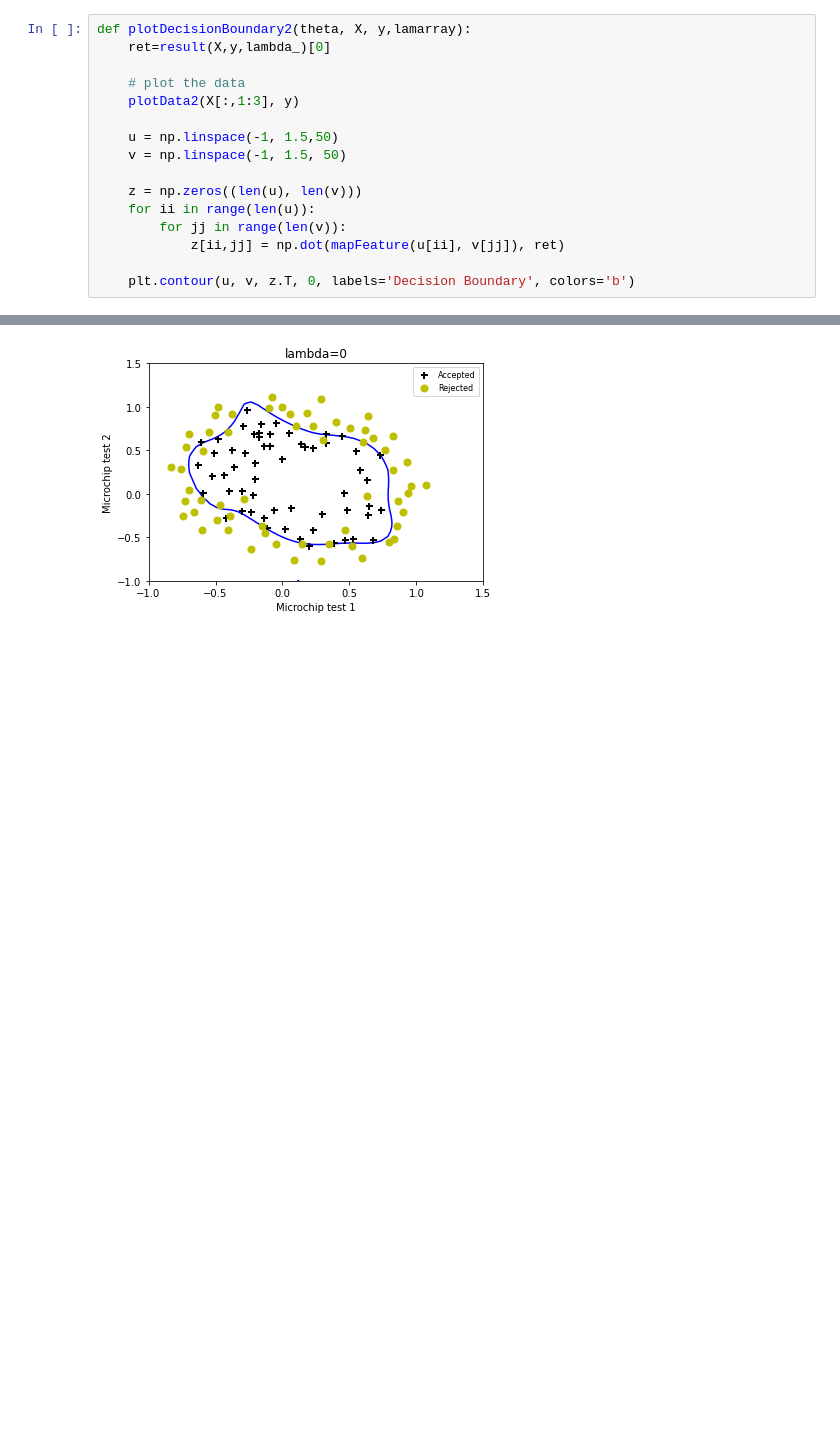
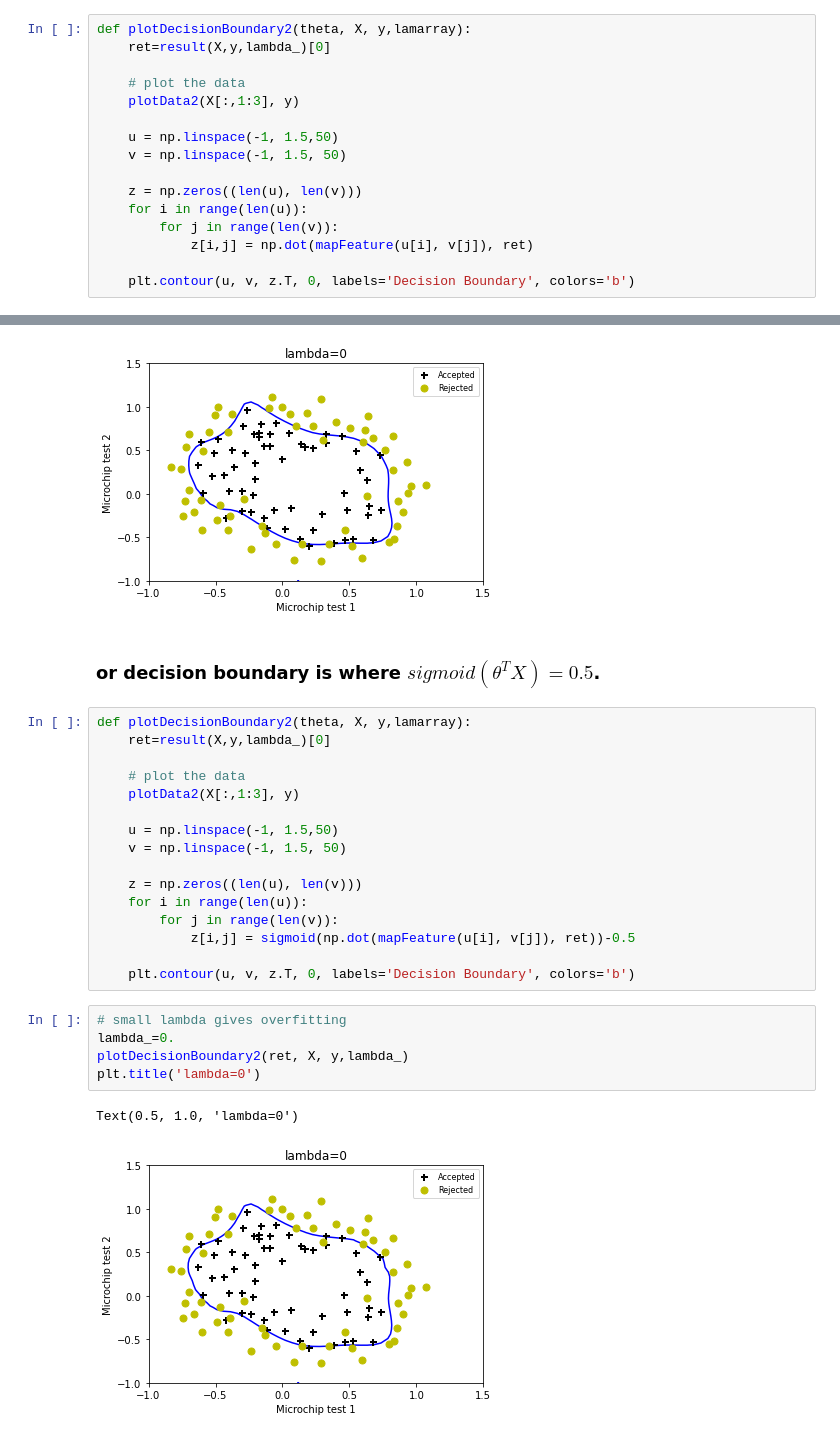
Before and after one commit to Faezeh-Pousaneh/Machine-learning-Projects, a Jupyter notebook: Regularized-LogisticRegression/Solution2-2.ipynb, the cells around one changed output, grey strips where cells are left out. Saved outputs shown, nothing was run; the diff lists cells and outputs as text; blank space fills up the shorter version.

```diff
--- a/Regularized-LogisticRegression/Solution2-2.ipynb
+++ b/Regularized-LogisticRegression/Solution2-2.ipynb
@@ -268,9 +265,9 @@ def plotDecisionBoundary2(theta, X, y,lamarray):
     v = np.linspace(-1, 1.5, 50)
 
     z = np.zeros((len(u), len(v)))
-    for ii in range(len(u)):
-        for jj in range(len(v)):
-            z[ii,jj] = np.dot(mapFeature(u[ii], v[jj]), ret)
+    for i in range(len(u)):
+        for j in range(len(v)):
+            z[i,j] = np.dot(mapFeature(u[i], v[j]), ret)
 
     plt.contour(u, v, z.T, 0, labels='Decision Boundary', colors='b')
 # %%
@@ -302,3 +299,29 @@ plt.title('lambda=0')
 # %% [output]
 Text(0.5, 1.0, 'lambda=0')
 [figure]
+# %% [markdown]
+### or decision boundary is where  $sigmoid(\theta^TX)=0.5$.
+# %%
+def plotDecisionBoundary2(theta, X, y,lamarray):
+    ret=result(X,y,lambda_)[0]
+
+    # plot the data
+    plotData2(X[:,1:3], y)
+
+    u = np.linspace(-1, 1.5,50)
+    v = np.linspace(-1, 1.5, 50)
+
+    z = np.zeros((len(u), len(v)))
+    for i in range(len(u)):
+        for j in range(len(v)):
+            z[i,j] = sigmoid(np.dot(mapFeature(u[i], v[j]), ret))-0.5
+
+    plt.contour(u, v, z.T, 0, labels='Decision Boundary', colors='b')
+# %%
+# small lambda gives overfitting
+lambda_=0.
+plotDecisionBoundary2(ret, X, y,lambda_)
+plt.title('lambda=0')
+# %% [output]
+Text(0.5, 1.0, 'lambda=0')
+[figure, added]
```
Also changed, not shown: parts of 4 cells of this notebook.
